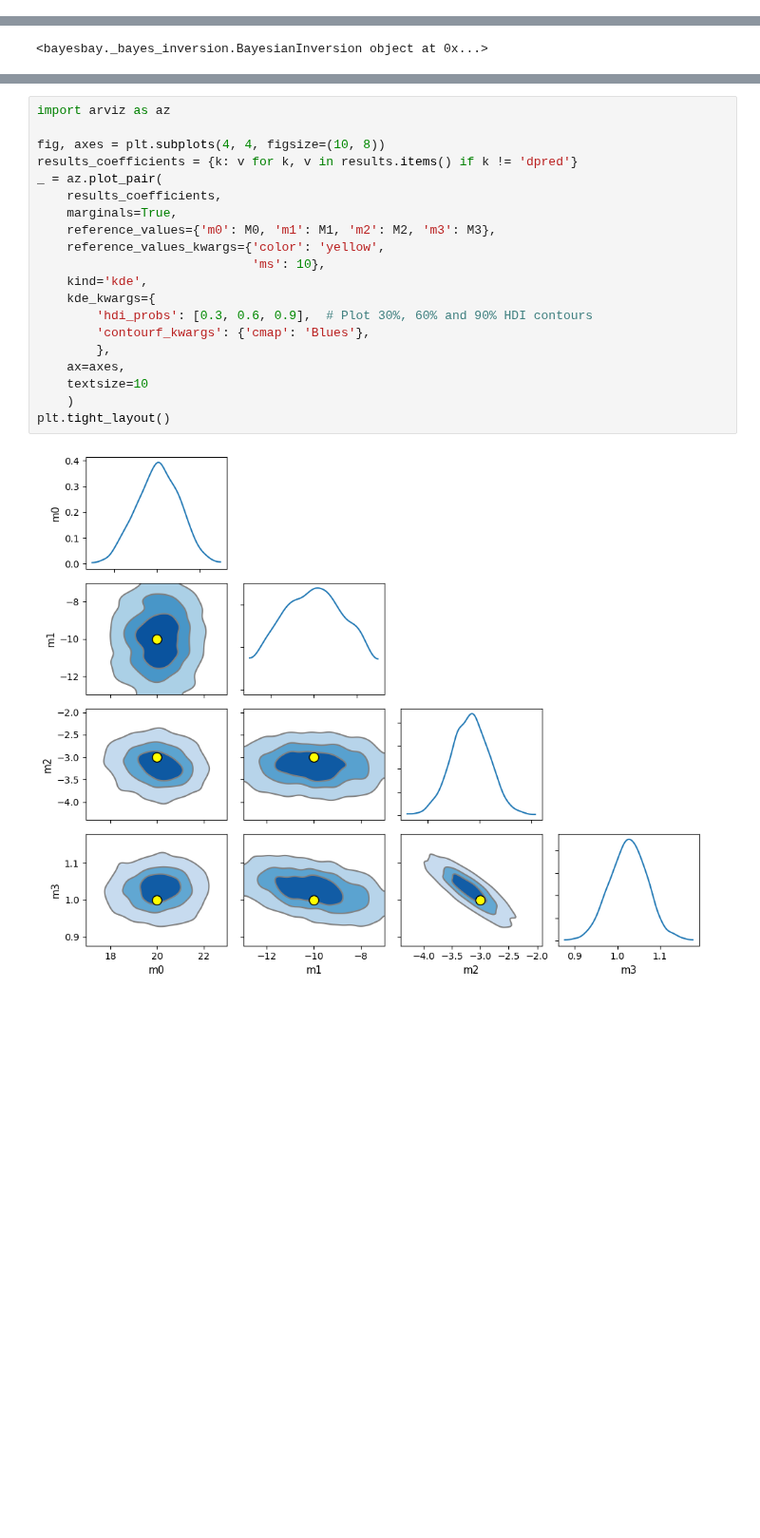
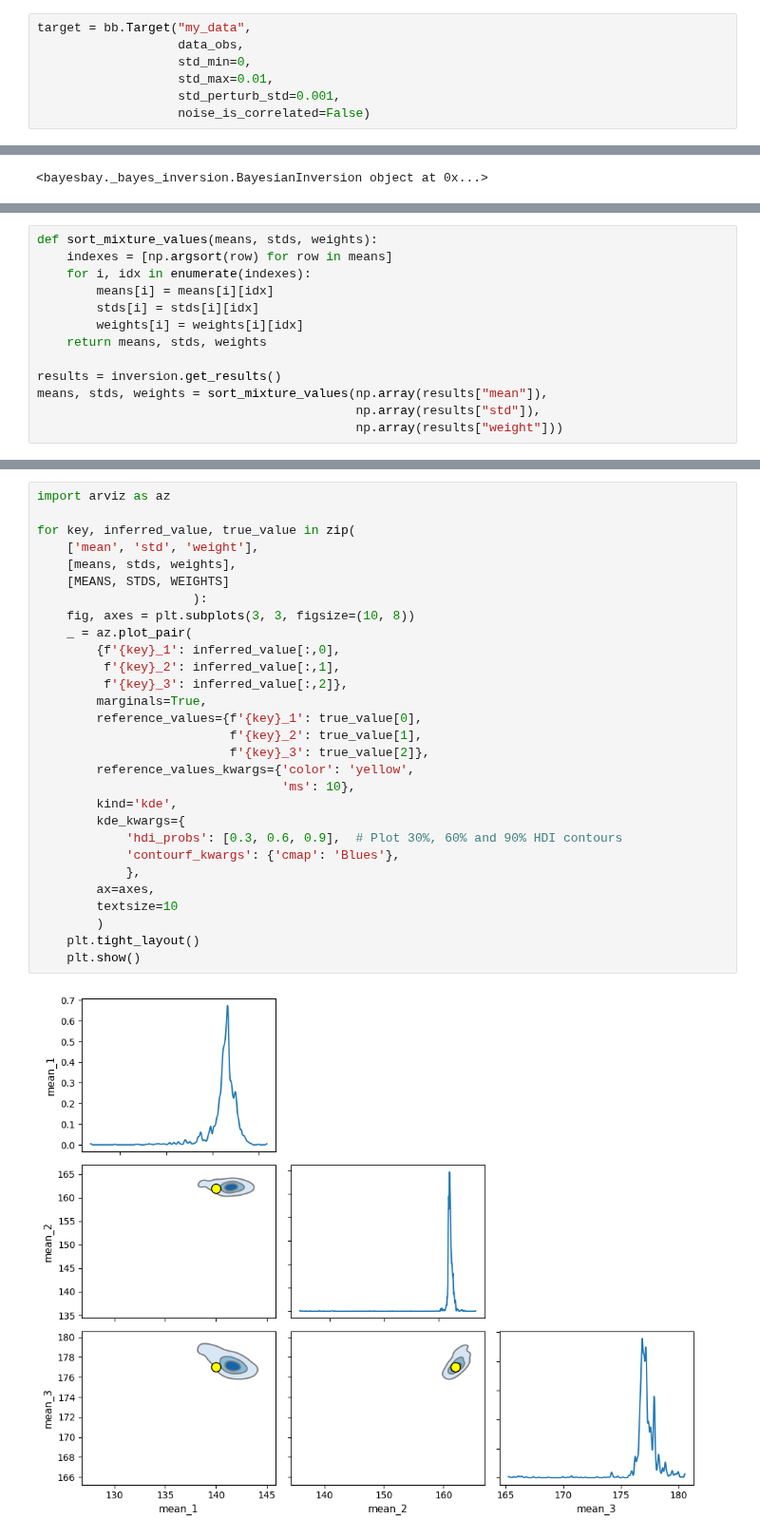
Before and after one commit to fmagrini/bayes-bay, a Jupyter notebook: docs/source/tutorials/2_gaussian_mixture.ipynb, the cells around one changed output, grey strips where cells are left out. Shown at 95% size. Cells and saved outputs as stored; diff of their text form; blank space fills up the shorter version.

```diff
--- a/docs/source/tutorials/2_gaussian_mixture.ipynb
+++ b/docs/source/tutorials/2_gaussian_mixture.ipynb
@@ -78,3 +140,10 @@ target = bb.Target(
+# %%
+target = bb.Target("my_data",
+                   data_obs,
+                   std_min=0,
+                   std_max=0.01,
+                   std_perturb_std=0.001,
+                   noise_is_correlated=False)
 # %% [markdown]
 ## Run the Bayesian sampling
 
@@ -125,0 +179,13 @@ plt.show()
+# %%
+def sort_mixture_values(means, stds, weights):
+    indexes = [np.argsort(row) for row in means]
+    for i, idx in enumerate(indexes):
+        means[i] = means[i][idx]
+        stds[i] = stds[i][idx]
+        weights[i] = weights[i][idx]
+    return means, stds, weights
+
+results = inversion.get_results()
+means, stds, weights = sort_mixture_values(np.array(results["mean"]),
+                                           np.array(results["std"]),
+                                           np.array(results["weight"]))
@@ -128,22 +213,31 @@ Finally, we create a figure that displays the inferred polynomial coefficients,
 # %%
 import arviz as az
 
-fig, axes = plt.subplots(4, 4, figsize=(10, 8))
-results_coefficients = {k: v for k, v in results.items() if k != 'dpred'}
-_ = az.plot_pair(
-    results_coefficients,
-    marginals=True,
-    reference_values={'m0': M0, 'm1': M1, 'm2': M2, 'm3': M3},
-    reference_values_kwargs={'color': 'yellow',
-                             'ms': 10},
-    kind='kde',
-    kde_kwargs={
-        'hdi_probs': [0.3, 0.6, 0.9],  # Plot 30%, 60% and 90% HDI contours
-        'contourf_kwargs': {'cmap': 'Blues'},
-        },
-    ax=axes,
-    textsize=10
-    )
-plt.tight_layout()
+for key, inferred_value, true_value in zip(
+    ['mean', 'std', 'weight'],
+    [means, stds, weights],
+    [MEANS, STDS, WEIGHTS]
+                     ):
+    fig, axes = plt.subplots(3, 3, figsize=(10, 8))
+    _ = az.plot_pair(
+        {f'{key}_1': inferred_value[:,0],
+         f'{key}_2': inferred_value[:,1],
+         f'{key}_3': inferred_value[:,2]},
+        marginals=True,
+        reference_values={f'{key}_1': true_value[0],
+                          f'{key}_2': true_value[1],
+                          f'{key}_3': true_value[2]},
+        reference_values_kwargs={'color': 'yellow',
+                                 'ms': 10},
+        kind='kde',
+        kde_kwargs={
+            'hdi_probs': [0.3, 0.6, 0.9],  # Plot 30%, 60% and 90% HDI contours
+            'contourf_kwargs': {'cmap': 'Blues'},
+            },
+        ax=axes,
+        textsize=10
+        )
+    plt.tight_layout()
+    plt.show()
 # %% [output]
-[figure, old version]
+[figure, new version]
```
Also changed, not shown: parts of 25 cells of this notebook, 8 other files.
